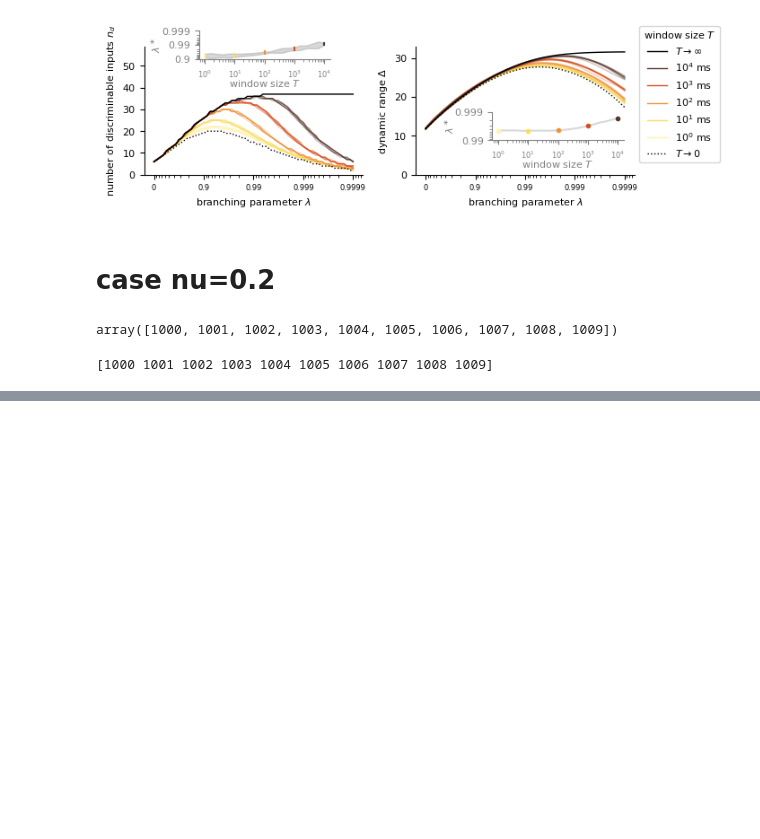
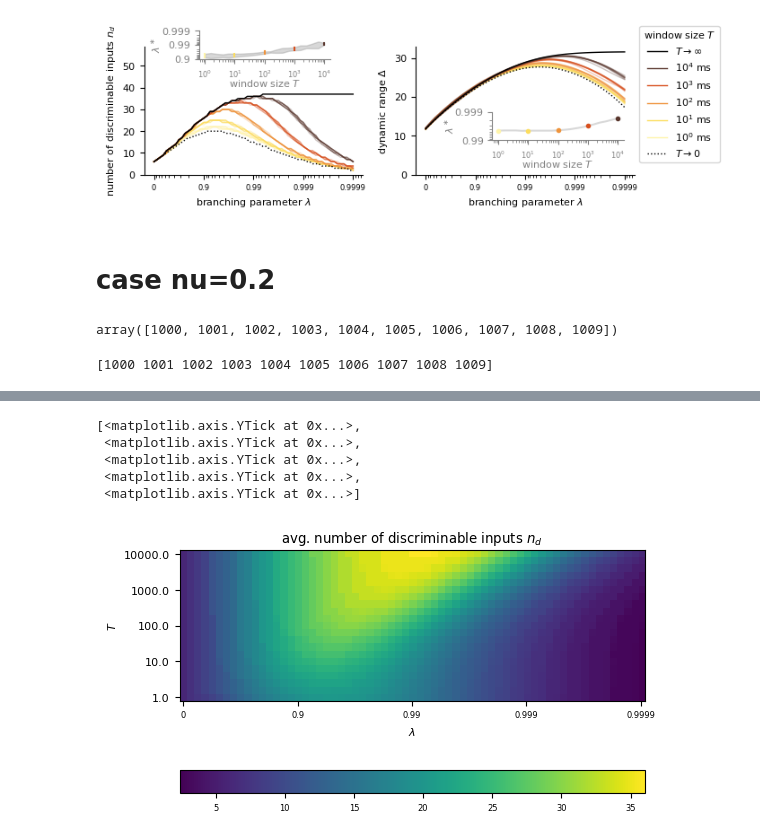
Before and after one commit to sahelazizpour/Finite-Observation-Dynamic-Range, a Jupyter notebook: 6_plot_results.ipynb, the cells around one changed output, grey strips where cells are left out. Drawn from its saved outputs; the diff is of its cells as text; code cells hidden in the pictures; blank space fills up the shorter version.

```diff
--- a/6_plot_results.ipynb
+++ b/6_plot_results.ipynb
@@ -425,0 +462,28 @@ plt.savefig("figures/fig_results_nu0.2.pdf", bbox_inches='tight', dpi=600)
+# %%
+# heat maps for nds and drs
+fig, ax = plt.subplots(1, 1, figsize=(6,6), sharex=True)
+axes =[ax,]
+#axes[0].set_colorbar()
+axes[0].set_xlabel("$\lambda$")
+axes[0].set_ylabel("$T$")
+axes[0].set_title("avg. number of discriminable inputs $n_d$")
+
+# colorbar (small)
+cbar = fig.colorbar(axes[0].imshow(nds_lam_T, aspect='equal', cmap='viridis', interpolation='nearest', origin='lower'), ax=axes[0], orientation='horizontal')
+
+# set xtics from lams
+values = [0, 0.9, 0.99, 0.999, 0.9999]
+index = [np.argmin(np.abs(lams - value)) for value in values]
+axes[0].set_xticks(index, [f"{value}" for value in values])
+
+# same for y
+values = [1e0, 1e1, 1e2, 1e3, 1e4]
+index = [np.argmin(np.abs(windows - value)) for value in values]
+axes[0].set_yticks(index, [f"{value}" for value in values])
+# %% [output]
+[<matplotlib.axis.YTick at 0x...>,
+ <matplotlib.axis.YTick at 0x...>,
+ <matplotlib.axis.YTick at 0x...>,
+ <matplotlib.axis.YTick at 0x...>,
+ <matplotlib.axis.YTick at 0x...>]
+[figure, added]
```
Also changed, not shown: parts of 3 cells of this notebook, 5 other files.
